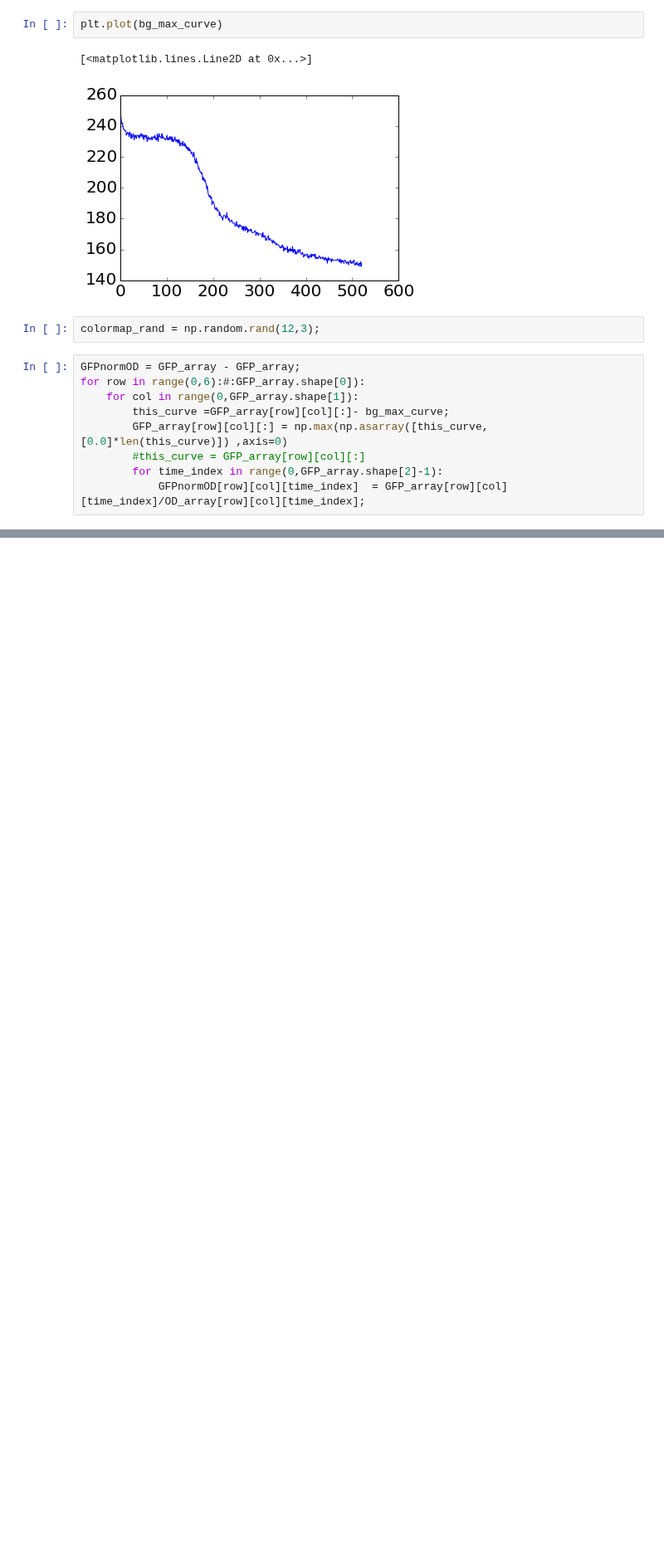
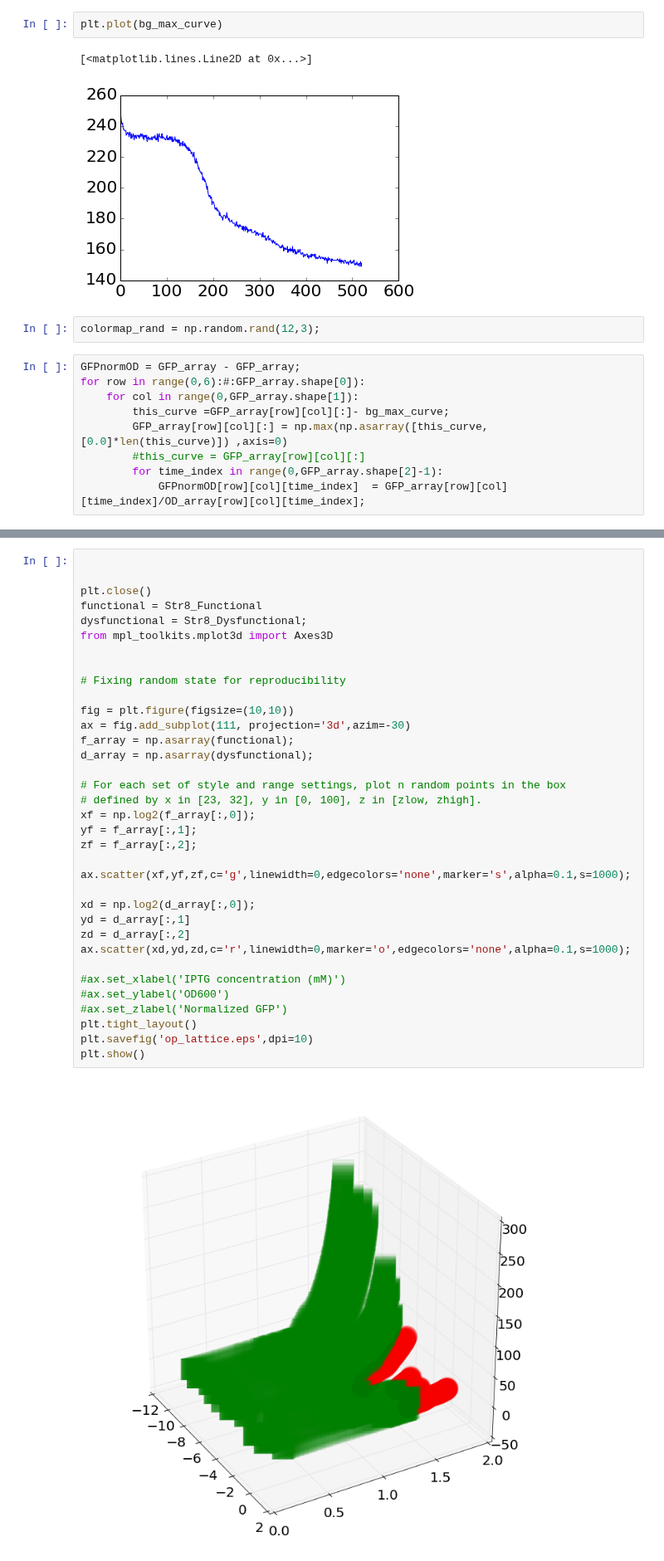
Before and after one commit to YeungRepo/darpa-sd2, a Jupyter notebook: vnat/vnat_viz.ipynb, the cells around one changed output, grey strips where cells are left out. Shown at 83% size. Cells and saved outputs as stored; diff of their text form; blank space fills up the shorter version.

```diff
--- a/vnat/vnat_viz.ipynb
+++ b/vnat/vnat_viz.ipynb
@@ -122,0 +216,37 @@ array([  0.,   0.,   0.,   0.,   0.,   0.,   0.,   0.,   0.,   0.,   0.,
+# %%
+
+
+plt.close()
+functional = Str8_Functional
+dysfunctional = Str8_Dysfunctional;
+from mpl_toolkits.mplot3d import Axes3D
+
+
+# Fixing random state for reproducibility
+
+fig = plt.figure(figsize=(10,10))
+ax = fig.add_subplot(111, projection='3d',azim=-30)
+f_array = np.asarray(functional);
+d_array = np.asarray(dysfunctional);
+
+# For each set of style and range settings, plot n random points in the box
+# defined by x in [23, 32], y in [0, 100], z in [zlow, zhigh].
+xf = np.log2(f_array[:,0]);
+yf = f_array[:,1];
+zf = f_array[:,2];
+
+ax.scatter(xf,yf,zf,c='g',linewidth=0,edgecolors='none',marker='s',alpha=0.1,s=1000);
+
+xd = np.log2(d_array[:,0]);
+yd = d_array[:,1]
+zd = d_array[:,2]
+ax.scatter(xd,yd,zd,c='r',linewidth=0,marker='o',edgecolors='none',alpha=0.1,s=1000);
+
+#ax.set_xlabel('IPTG concentration (mM)')
+#ax.set_ylabel('OD600')
+#ax.set_zlabel('Normalized GFP')
+plt.tight_layout()
+plt.savefig('op_lattice.eps',dpi=10)
+plt.show()
+# %% [output]
+[figure, added]
```
Also changed, not shown: parts of 11 cells of this notebook, 5 other files.
